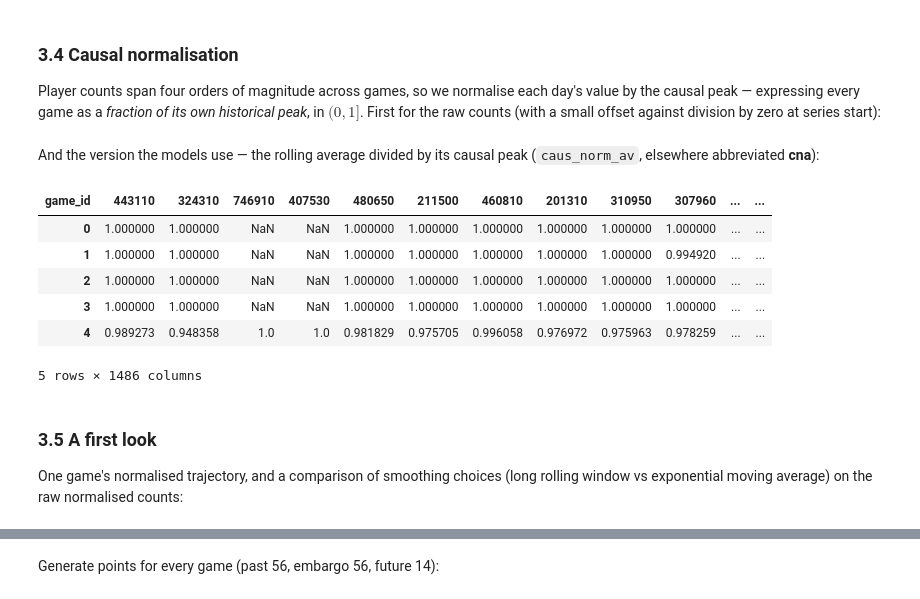
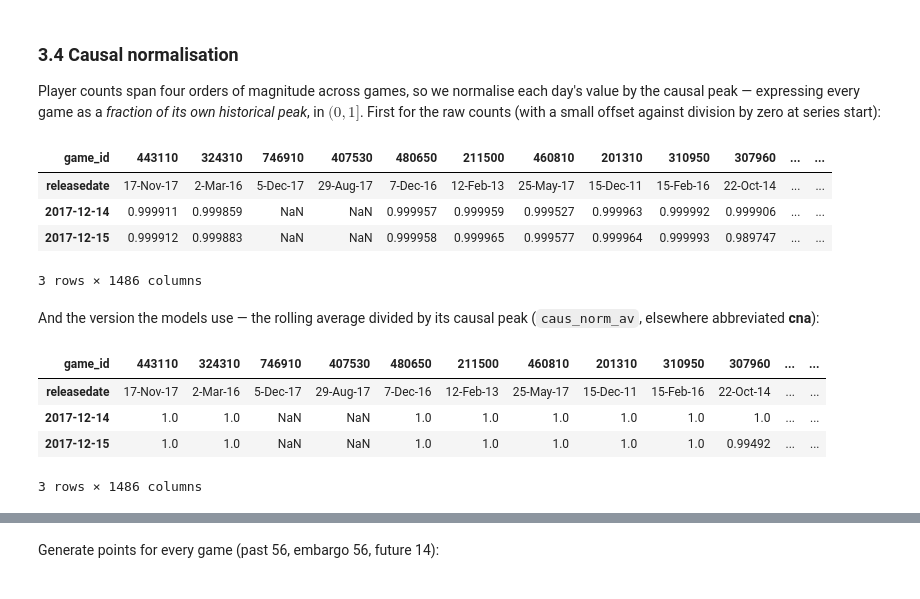
Before and after one commit to su-jai/player_forecasting, a Jupyter notebook: notebooks/playercount_forecasting.ipynb, the cells around one changed output, grey strips where cells are left out. Saved outputs shown, nothing was run; the diff lists cells and outputs as text; code cells hidden in the pictures.

```diff
--- a/notebooks/playercount_forecasting.ipynb
+++ b/notebooks/playercount_forecasting.ipynb
@@ -217,11 +219,13 @@ Remove games which are 'small', meaning their rolling average playercount never
 # %%
 # remove games which never had more than 100 players at their rolling all time high average (duds).
 dud_cols = []
+dud_ids = []
 all_time_highs = causal_peaks_av.iloc[-1].tolist()
 for i in range(len(all_time_highs)):
     if all_time_highs[i] < 100 or pd.isna(all_time_highs[i]):
         dud_cols.append(i)
+        dud_ids.append(causal_peaks_av.columns[i])
 
-print(dud_cols)
-print(len(dud_cols))
+print("The games that are filtered out due to low player count are: ", dud_ids)
+print("Number of games filtered out:", len(dud_ids))
 # %% [output]
@@ -239,22 +260,24 @@ daily_counts = daily_counts.drop(daily_counts.columns[dud_cols], axis=1)
 Player counts span four orders of magnitude across games, so we normalise each day's value by the causal peak — expressing every game as a *fraction of its own historical peak*, in $(0, 1]$. First for the raw counts (with a small offset against division by zero at series start):
 # %%
 caus_norm_raw = deepcopy(daily_counts)
-caus_norm_raw = caus_norm_raw.div(causal_peaks_raw + 0.01)
+caus_norm_raw.iloc[1:] = caus_norm_raw.iloc[1:].div(causal_peaks_raw.iloc[1:] + 0.01)
+cnr = caus_norm_raw
+cnr.head(3)
+# %% [output]
+| game_id | 443110 | 324310 | 746910 | 407530 | 480650 | 211500 | 460810 | 201310 | 310950 | 307960 | ... | ... |
+| releasedate | 17-Nov-17 | 2-Mar-16 | 5-Dec-17 | 29-Aug-17 | 7-Dec-16 | 12-Feb-13 | 25-May-17 | 15-Dec-11 | 15-Feb-16 | 22-Oct-14 | ... | ... |
+| 2017-12-14 | 0.999911 | 0.999859 | NaN | NaN | 0.999957 | 0.999959 | 0.999527 | 0.999963 | 0.999992 | 0.999906 | ... | ... |
+| 2017-12-15 | 0.999912 | 0.999883 | NaN | NaN | 0.999958 | 0.999965 | 0.999577 | 0.999964 | 0.999993 | 0.989747 | ... | ... |
+3 rows × 1486 columns
 # %% [markdown]
 And the version the models use — the rolling average divided by its causal peak (`caus_norm_av`, elsewhere abbreviated **cna**):
 # %%
 cna = deepcopy(rolling_avg)
-cna = cna.div(causal_peaks_av)
-cna.head()
+cna.iloc[1:] = cna.iloc[1:].div(causal_peaks_av.iloc[1:])
+cna.head(3)
 # %% [output]
 | game_id | 443110 | 324310 | 746910 | 407530 | 480650 | 211500 | 460810 | 201310 | 310950 | 307960 | ... | ... |
-| 0 | 1.000000 | 1.000000 | NaN | NaN | 1.000000 | 1.000000 | 1.000000 | 1.000000 | 1.000000 | 1.000000 | ... | ... |
-| 1 | 1.000000 | 1.000000 | NaN | NaN | 1.000000 | 1.000000 | 1.000000 | 1.000000 | 1.000000 | 0.994920 | ... | ... |
-| 2 | 1.000000 | 1.000000 | NaN | NaN | 1.000000 | 1.000000 | 1.000000 | 1.000000 | 1.000000 | 1.000000 | ... | ... |
-| 3 | 1.000000 | 1.000000 | NaN | NaN | 1.000000 | 1.000000 | 1.000000 | 1.000000 | 1.000000 | 1.000000 | ... | ... |
-| 4 | 0.989273 | 0.948358 | 1.0 | 1.0 | 0.981829 | 0.975705 | 0.996058 | 0.976972 | 0.975963 | 0.978259 | ... | ... |
+| releasedate | 17-Nov-17 | 2-Mar-16 | 5-Dec-17 | 29-Aug-17 | 7-Dec-16 | 12-Feb-13 | 25-May-17 | 15-Dec-11 | 15-Feb-16 | 22-Oct-14 | ... | ... |
+| 2017-12-14 | 1.0 | 1.0 | NaN | NaN | 1.0 | 1.0 | 1.0 | 1.0 | 1.0 | 1.0 | ... | ... |
+| 2017-12-15 | 1.0 | 1.0 | NaN | NaN | 1.0 | 1.0 | 1.0 | 1.0 | 1.0 | 0.99492 | ... | ... |
-5 rows × 1486 columns
+3 rows × 1486 columns
-# %% [markdown]
-### 3.5 A first look
-
-One game's normalised trajectory, and a comparison of smoothing choices (long rolling window vs exponential moving average) on the raw normalised counts:
```
Also changed, not shown: parts of 30 cells of this notebook.
